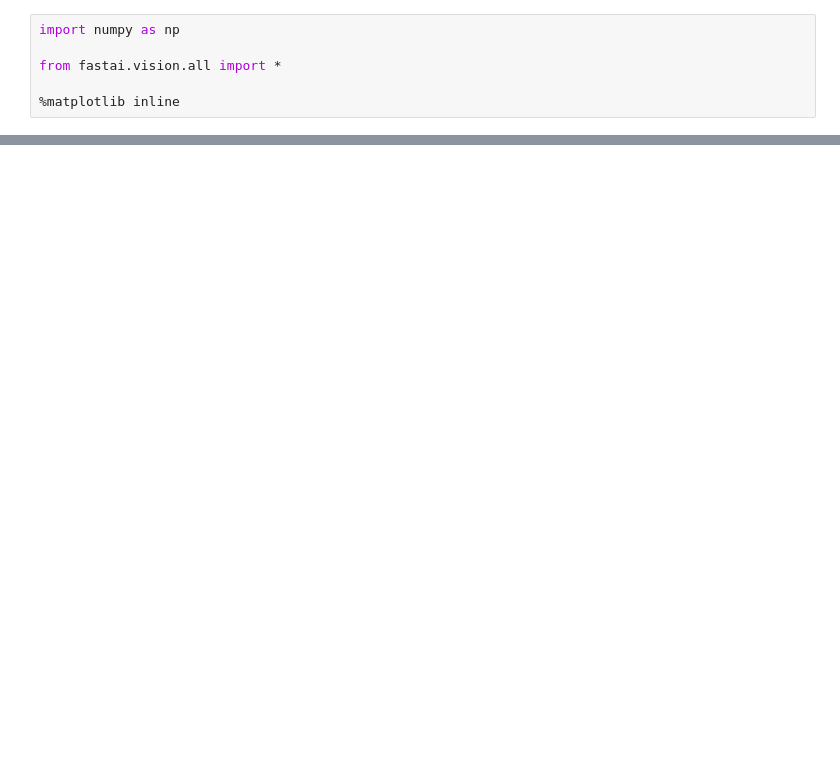
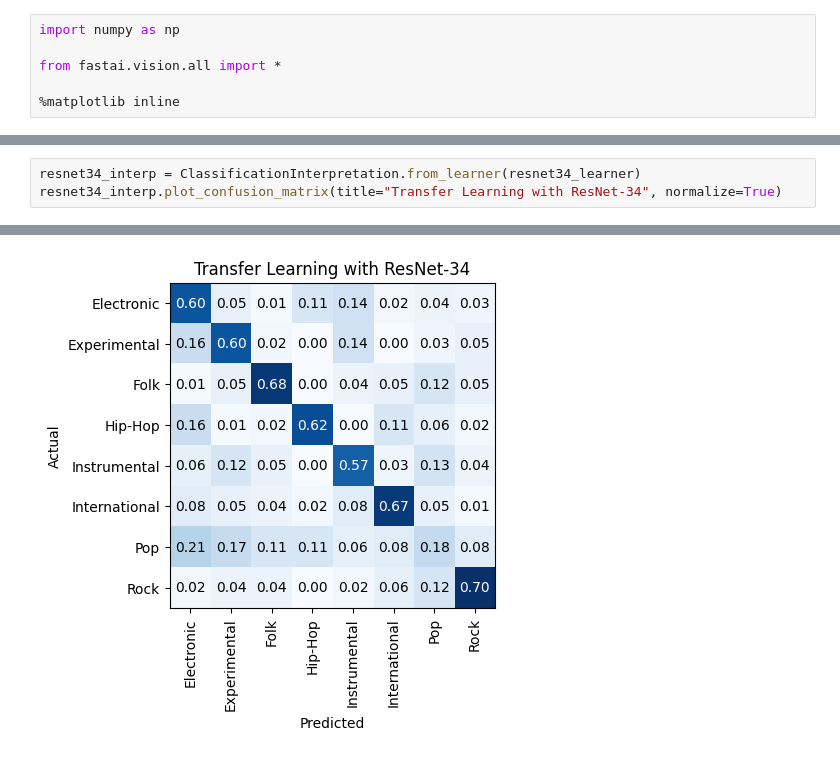
Before and after one commit to GUOliver/COMP9444-Group-Project, a Jupyter notebook: models/transfer_learning_approach.ipynb, the cells around one changed output, grey strips where cells are left out. Saved outputs shown, nothing was run; the diff lists cells and outputs as text; blank space fills up the shorter version.

```diff
--- a/models/transfer_learning_approach.ipynb
+++ b/models/transfer_learning_approach.ipynb
@@ -102,0 +143,4 @@ learner = vision_learner(dls, models.resnet50, loss_func=CrossEntropyLossFlat(),
+# %%
+resnet34_interp = ClassificationInterpretation.from_learner(resnet34_learner)
+resnet34_interp.plot_confusion_matrix(title="Transfer Learning with ResNet-34", normalize=True)
+# %% [output]
@@ -102,0 +149 @@ learner = vision_learner(dls, models.resnet50, loss_func=CrossEntropyLossFlat(),
+[figure, added]
```
Also changed, not shown: parts of 38 cells of this notebook.
